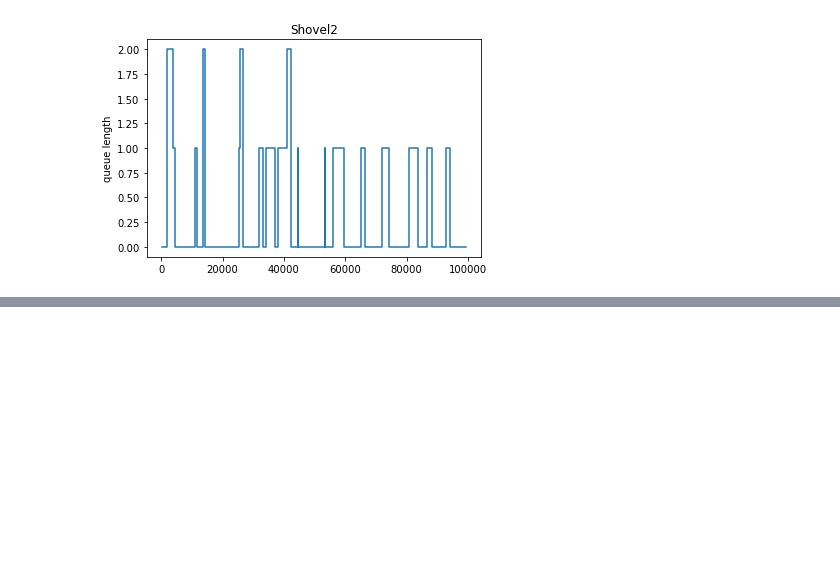
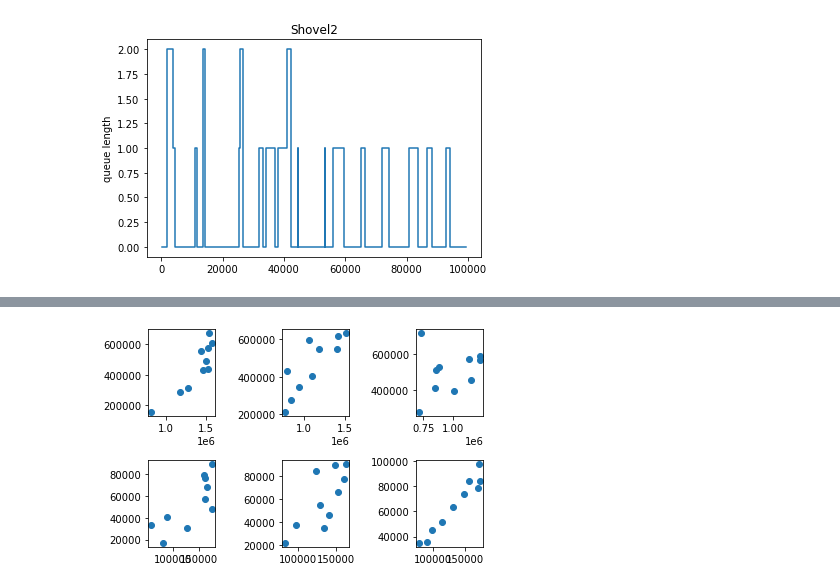
Before and after one commit to micheleurbani/mine_digital_twin, a Jupyter notebook: Results_Analytics.ipynb, the cells around one changed output, grey strips where cells are left out. Cells and saved outputs as stored; diff of their text form; code cells hidden in the pictures; blank space fills up the shorter version.

Commit message:
Analysis of configurations: first test

```diff
--- a/Results_Analytics.ipynb
+++ b/Results_Analytics.ipynb
@@ -76,0 +83,12 @@ for i in range(3):
+# %%
+w2 = np.genfromtxt("results/config_optimization2.csv", delimiter=",")
+w3 = np.genfromtxt("results/config_optimization3.csv", delimiter=",")
+# %%
+for i in range(3):
+    plt.subplot(2,3,i+1)
+    plt.scatter(w2[i*10:(i+1)*10,2],w2[i*10:(i+1)*10,3])
+    plt.subplot(2,3,i+4)
+    plt.scatter(w3[i*10:(i+1)*10,2],w3[i*10:(i+1)*10,3])
+plt.subplots_adjust(hspace=.5, wspace=1)
+# %% [output]
+[figure, added]
```
Also changed, not shown: parts of 2 cells of this notebook, 3 other files.
